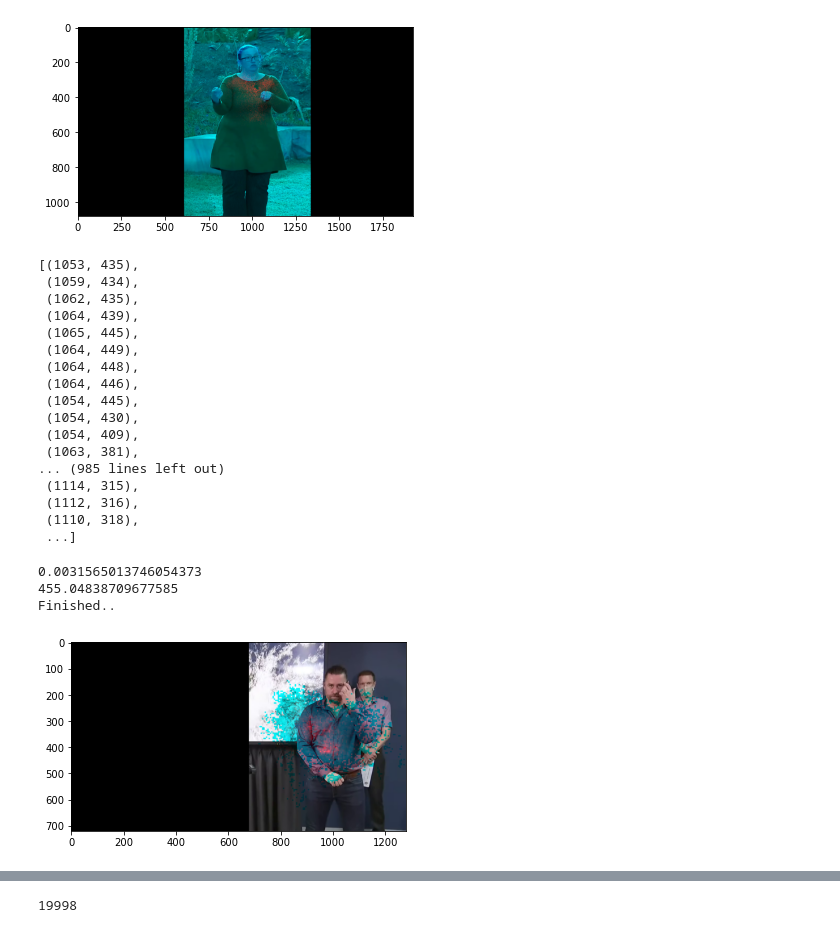
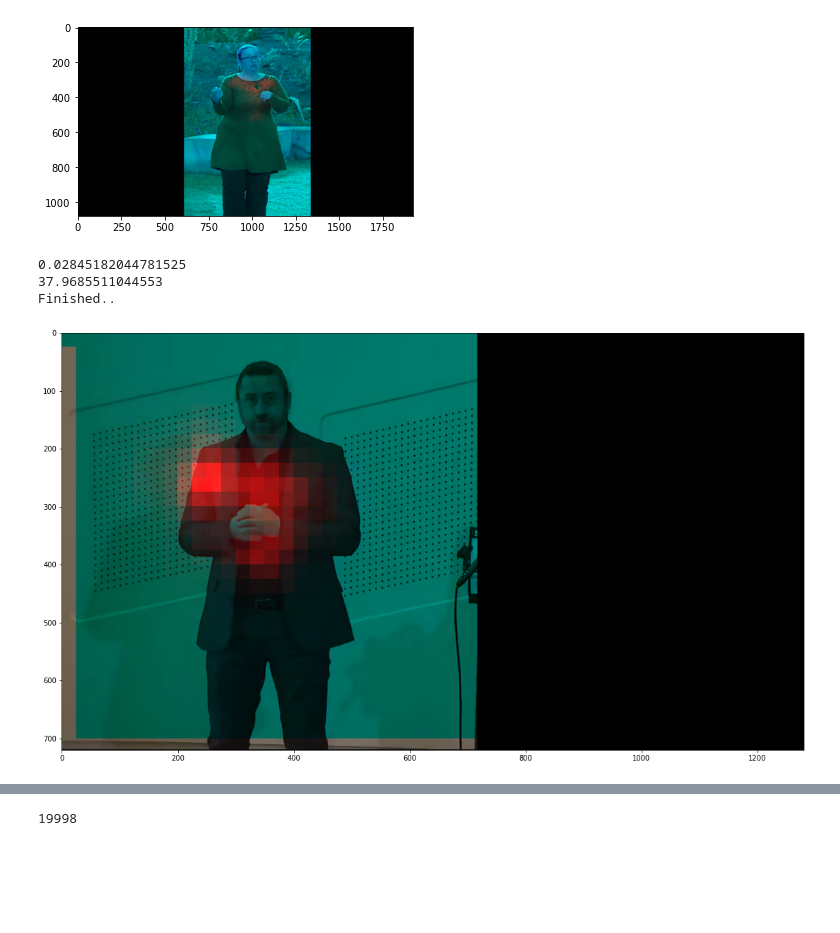
Before and after one commit to tannishpage/video_symbolizer, a Jupyter notebook: vido_symbolizer_notebook.ipynb, the cells around one changed output, grey strips where cells are left out. Cells and saved outputs as stored; diff of their text form; code cells hidden in the pictures; blank space fills up the shorter version.

```diff
--- a/vido_symbolizer_notebook.ipynb
+++ b/vido_symbolizer_notebook.ipynb
@@ -609,29 +609,9 @@ plt.plot()
 Finished..
 []
 [figure]
-# %%
-left_hand
-# %% [output]
-[(1053, 435),
- (1059, 434),
- (1062, 435),
- (1064, 439),
- (1065, 445),
- (1064, 449),
- (1064, 448),
- (1064, 446),
- (1054, 445),
- (1054, 430),
- (1054, 409),
- (1063, 381),
-... (985 lines left out)
- (1114, 315),
- (1112, 316),
- (1110, 318),
- ...]
 # %%
 def create_heatmap(all_points, background_image, total_points, sqr_len):
-    max_prob = 0.0031565013746054373#0#0.03701252418287344
+    max_prob = 0.02845182044781525
     total_prob = 0
     x_start, y_start = 0, 0
     total_points = len(all_points)
@@ -652,14 +632,10 @@ def create_heatmap(all_points, background_image, total_points, sqr_len):
                 #print(num_in_sqr, total_points, prob)
             #print(color.shape)
             total_prob += prob
-            if prob <= 0:
-                background_image[y_start:y_end, x_start:x_end] = color
-            else:
-
-                color[:, :, 0] = 255*prob
-                #color[:, :, 2] = 255*prob
-                #color[:, :, 1] = 255*prob
-                background_image[y_start:y_end, x_start:x_end] = color
+            color[:, :, 0] = 255*prob
+            #color[:, :, 2] = 100*prob
+            #color[:, :, 1] = 100*prob
+            background_image[y_start:y_end, x_start:x_end] = color
             x_start = x_end
         y_start = y_end
     print(max_prob)
@@ -668,33 +644,39 @@ def create_heatmap(all_points, background_image, total_points, sqr_len):
 # %%
 """height, width = 1920, 1080
 background_image = np.zeros((height,width, 3))"""
 
-from_csv = "test.csv"
-background_image_loc = "./img.png"
+from_csv = "./caRsLq4962c_Filtered.csv"
+background_image_loc = "./img3.png"
+num_points = -1
 
 data = pd.read_csv(from_csv)
 background_image = cv2.imread(background_image_loc)
 background_image = cv2.cvtColor(background_image, cv2.COLOR_BGR2RGB)
 height, width, _ = background_image.shape
 all_points = []
 
 data = pd.read_csv(from_csv)
 left_hand = convert_csv_to_list_of_tuple(data["Left Hand.x"][0:num_points],
                                          data["Left Hand.y"][0:num_points], height, width)
 right_hand = convert_csv_to_list_of_tuple(data["Right Hand.x"][0:num_points],
                                          data["Right Hand.y"][0:num_points], height, width)
 all_points += left_hand + right_hand
 
 
-heatmap_img = create_heatmap(all_points, background_image, len(all_points), 5)
+heatmap_img = create_heatmap(all_points, background_image, len(all_points), 25)
 print("Finished..")
-cv2.imwrite("./heatmap.png", cv2.cvtColor(background_image, cv2.COLOR_BGR2RGB))
+fig = plt.figure(1)
+fig.set_size_inches((19.2, 10.8))
+#plt.plot(data["Left Hand.x"][0:num_points]*width, data["Left Hand.y"][0:num_points]*height, "yo", markersize=1, alpha=0.05)
+#plt.plot(data["Right Hand.x"][0:num_points]*width, data["Right Hand.y"][0:num_points]*height, "yo", markersize=1, alpha=0.05)
+#cv2.imwrite("./heatmap.png", cv2.cvtColor(background_image, cv2.COLOR_BGR2RGB))
 plt.imshow(heatmap_img)
 plt.show()
+fig.savefig("./heatmap.png", dpi=100)
 #plt.plot(all_points)
 #plt.show()
 # %% [output]
-0.0031565013746054373
-455.04838709677585
+0.02845182044781525
+37.9685511044553
 Finished..
-[figure, old version]
+[figure, new version]
```
Also changed, not shown: parts of 1 cell of this notebook, 8 other files.
